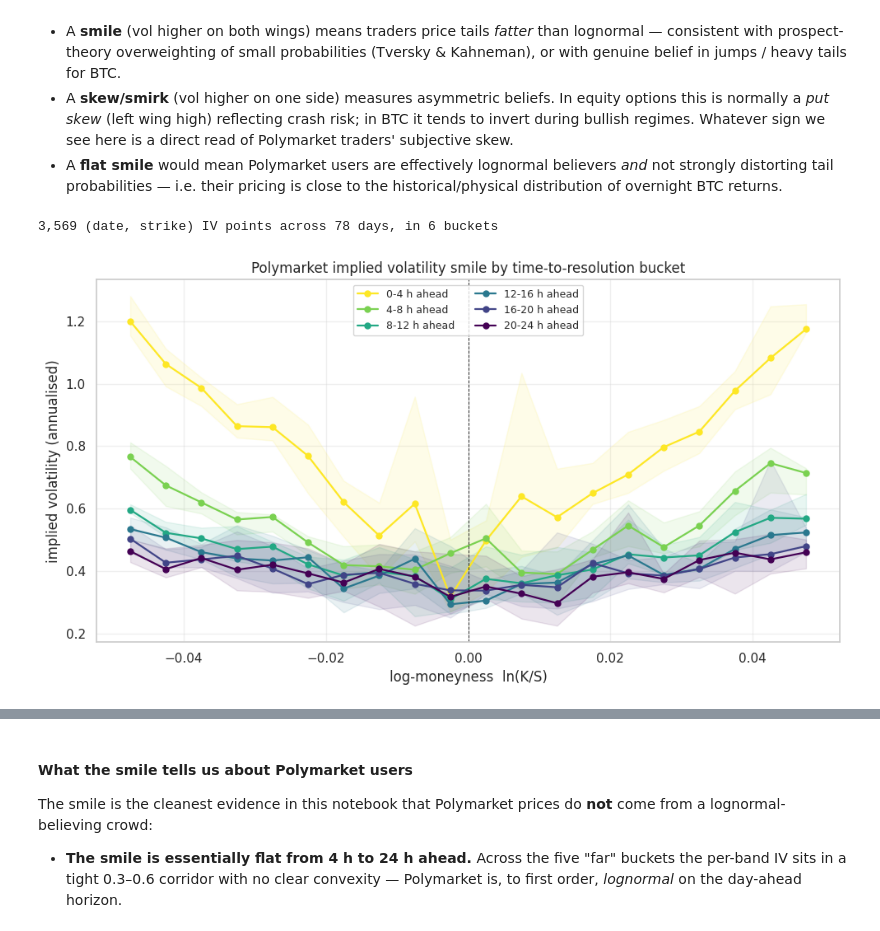
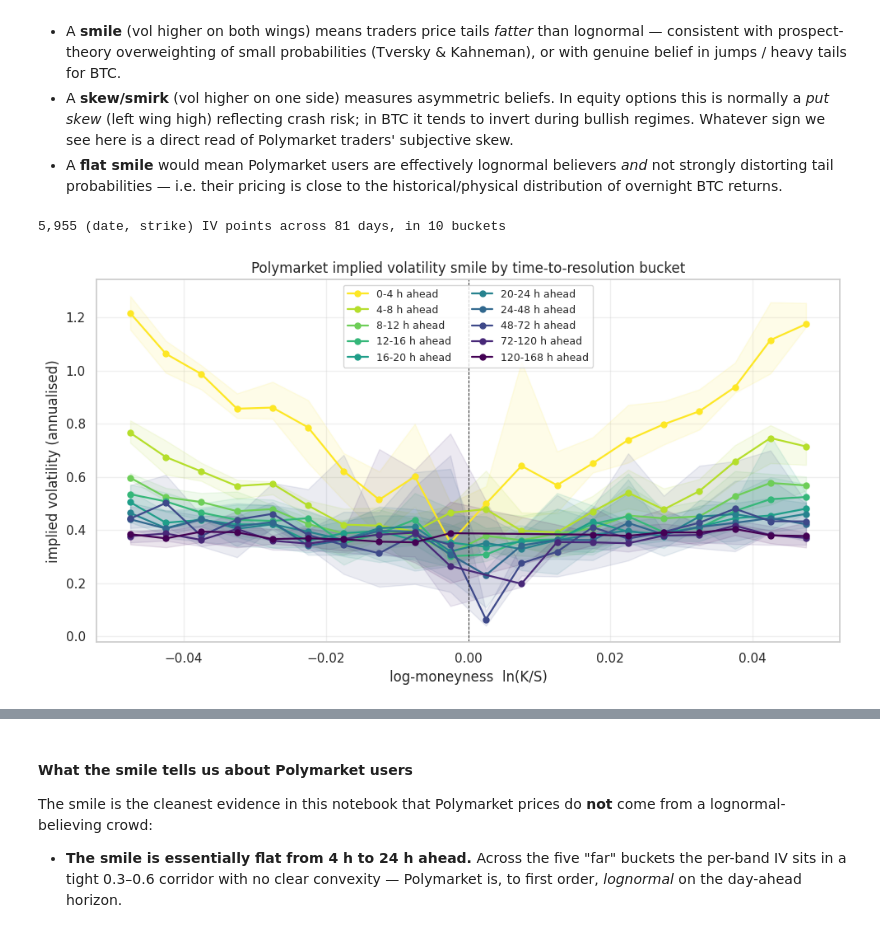
Before and after one commit to ochaff/FATED_polymarket, a Jupyter notebook: polymarket_analysis.ipynb, the cells around one changed output, grey strips where cells are left out. Saved outputs shown, nothing was run; the diff lists cells and outputs as text; code cells hidden in the pictures.

Commit message:
update data to 1 week before resolution

```diff
--- a/polymarket_analysis.ipynb
+++ b/polymarket_analysis.ipynb
@@ -35,7 +35,12 @@ sns.set_theme(style="whitegrid")
 # %% [markdown]
 ## 1. Load Data
 # %%
-prices = pd.read_parquet('data/prices.parquet')
+COMBINED_DIR = Path('01 Data Extraction/Data/BTC Reach Daily Combined')
+
+# prices_extended.parquet covers the full ~7-day market lifetime (vs 24 h in
+# prices.parquet). Trade data (trades.parquet) remains capped at 24 h before
+# resolution — the lookback justification is in section 2.b below.
+prices = pd.read_parquet('data/prices_extended.parquet')
 trades = pd.read_parquet('data/trades.parquet')
 summaries = pd.read_parquet('data/market_summary.parquet')
 # %% [markdown]
@@ -246,7 +360,10 @@ snap = (yes_15m.groupby(["target_date", "ttr_bin", "lower_price", "upper_price"]
 fit_records = []
 groups = snap.groupby(["target_date", "ttr_bin"])
 for (day, ttr_h), g in groups:
-    if ttr_h <= 0 or ttr_h > 30:
+    # Cap IV fit at 48 h: beyond that the 4-h-bin resolution yields the same
+    # information as the smile bucket analysis, while fitting every bin out to
+    # 168 h would require ~15 min of compute.
+    if ttr_h <= 0 or ttr_h > 48:
         continue
     if len(g) < 4 or g["price"].sum() < 0.5:
         continue
@@ -513,16 +630,34 @@ def implied_sigma(P_above, S, K, tau):
     except Exception:
         return np.nan
 
+# Compute direct spot/tau estimate from snapshot for use when IV fits are unavailable
+# (extended buckets beyond the 48-h IV fitting horizon).
+def _spot_tau_direct(snap_df, lo_h, hi_h):
+    """Estimate spot (prob-weighted band mid) and tau (mid ttr) directly from price snapshot."""
+    rows = []
+    for day, g in snap_df.groupby("target_date"):
+        s = g["price"].sum()
+        if s <= 0:
+            continue
+        mid = (g["lower_price"] + g["upper_price"]) / 2.0
+        S = float((mid * g["price"]).sum() / s)
+        tau = ((lo_h + hi_h) / 2.0) / 24.0 / 365.0
+        rows.append({"target_date": day, "S": S, "tau": tau})
+    return pd.DataFrame(rows)
+
 smile_rows = []
-for lo, hi, label in lookbacks:
+for lo, hi, label in lookbacks_extended:
     snap_l = snapshot_in_window(lo, hi)
     if snap_l.empty:
         continue
-    # spot S and tau per day from the lognormal fits inside the same window
+    # Prefer lognormal-fit spot/tau where available; fall back to direct estimate
     iv_lk = iv[(iv["ttr_h"] >= lo) & (iv["ttr_h"] < hi)]
-    iv_lk = iv_lk.groupby("target_date", as_index=False).agg(
-        S=("spot_implied", "median"), tau=("tau_years", "median")
-    )
+    if not iv_lk.empty:
+        iv_lk = iv_lk.groupby("target_date", as_index=False).agg(
+            S=("spot_implied", "median"), tau=("tau_years", "median")
+        )
+    else:
+        iv_lk = _spot_tau_direct(snap_l, lo, hi)
     snap_l = snap_l.merge(iv_lk, on="target_date", how="inner")
 
     for tgt, grp in snap_l.groupby("target_date"):
@@ -562,35 +697,35 @@ agg = (smile_df.groupby(["ttr_label", "ttr_mid", "m_bin"], observed=True)["sigma
                      q25=lambda s: s.quantile(0.25),
                      q75=lambda s: s.quantile(0.75),
                      n="count")
                 .reset_index())
 agg["m_mid"] = agg["m_bin"].apply(lambda iv_: iv_.mid).astype(float)
 
 # colour by horizon (yellow = close to expiry, purple = far out)
 cmap = plt.get_cmap("viridis_r")
 labels_sorted = sorted(smile_df["ttr_label"].unique(),
                        key=lambda s: smile_df.loc[smile_df["ttr_label"] == s, "ttr_mid"].iloc[0])
 norm_cb = plt.Normalize(vmin=0, vmax=len(labels_sorted) - 1)
 
 fig, ax = plt.subplots(figsize=(10, 5.5))
 for i, label in enumerate(labels_sorted):
     sub = agg[(agg["ttr_label"] == label) & (agg["n"] >= 5)].sort_values("m_mid")
     if sub.empty:
         continue
     c = cmap(norm_cb(i))
     ax.plot(sub["m_mid"], sub["median"], "-o",
             color=c, label=f"{label} ahead", lw=1.6, ms=5)
     ax.fill_between(sub["m_mid"], sub["q25"], sub["q75"], color=c, alpha=0.10)
 ax.axvline(0, color="k", lw=0.7, ls="--")
 ax.set_xlabel("log-moneyness  ln(K/S)")
 ax.set_ylabel("implied volatility (annualised)")
 ax.set_title("Polymarket implied volatility smile by time-to-resolution bucket")
 ax.legend(ncol=2, fontsize=9)
 ax.grid(alpha=0.3)
 plt.tight_layout()
 plt.show()
 # %% [output]
-3,569 (date, strike) IV points across 78 days, in 6 buckets
+5,955 (date, strike) IV points across 81 days, in 10 buckets
-[figure, old version]
+[figure, new version]
 # %%
 # Persist the per-(date, strike, bucket) smile table so the Deribit notebook
 # can overlay it without re-running the whole pipeline.
```
Also changed, not shown: parts of 14 cells of this notebook, 2 other files.
